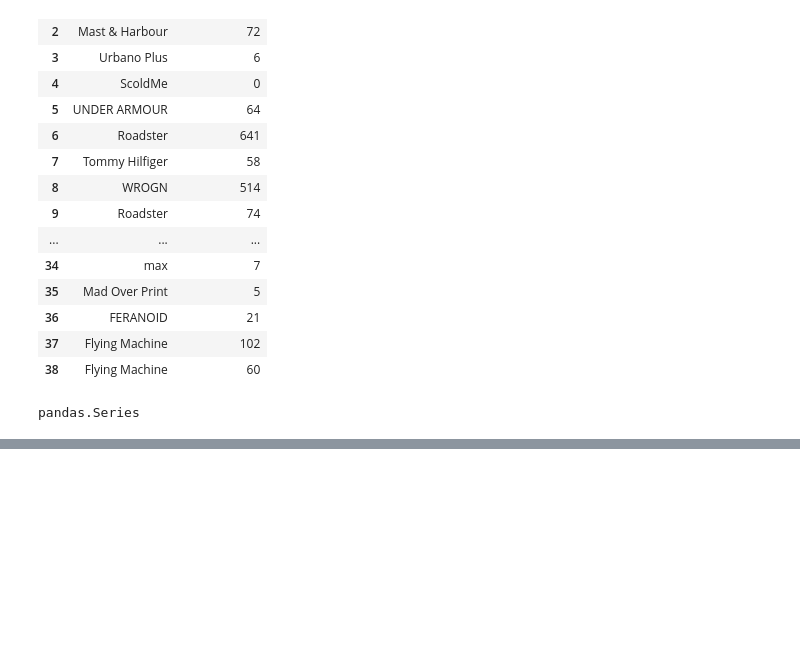
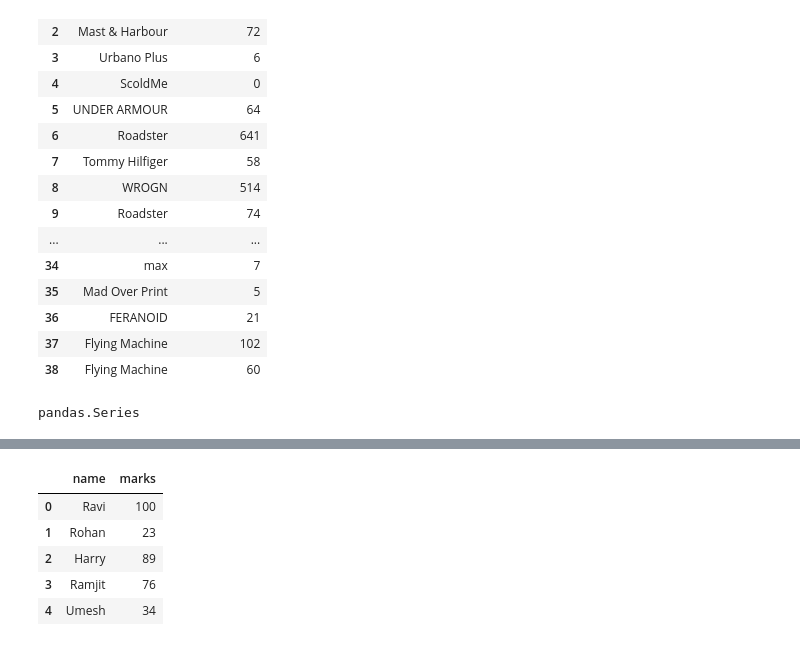
Before and after one commit to developer-ravi-03/Celebal-Technology-Learning, a Jupyter notebook: day-06/pandas.ipynb, the cells around one changed output, grey strips where cells are left out. Drawn from its saved outputs; the diff is of its cells as text; code cells hidden in the pictures; blank space fills up the shorter version.

```diff
--- a/day-06/pandas.ipynb
+++ b/day-06/pandas.ipynb
@@ -156,0 +265,9 @@ pandas.Series
+# %%
+df1
+# %% [output]
+|  | name | marks |
+| 0 | Ravi | 100 |
+| 1 | Rohan | 23 |
+| 2 | Harry | 89 |
+| 3 | Ramjit | 76 |
+| 4 | Umesh | 34 |
```
Also changed, not shown: parts of 24 cells of this notebook, 2 other files.
